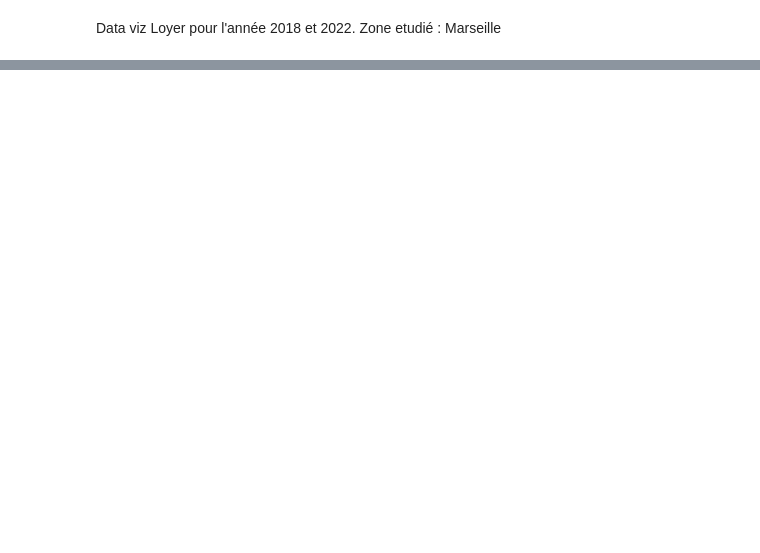
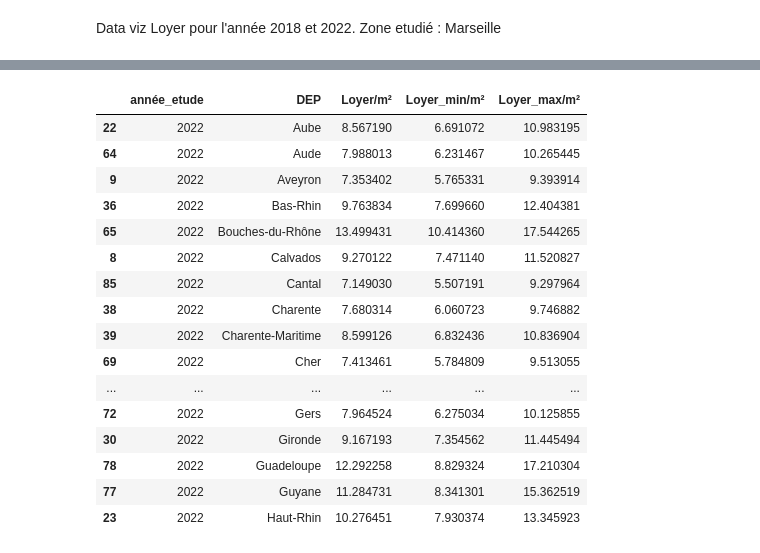
Before and after one commit to ziyadamz2/Projet-investisseur, a Jupyter notebook: Loyer/Loyer_2022.ipynb, the cells around one changed output, grey strips where cells are left out. Drawn from its saved outputs; the diff is of its cells as text; code cells hidden in the pictures; blank space fills up the shorter version.

```diff
--- a/Loyer/Loyer_2022.ipynb
+++ b/Loyer/Loyer_2022.ipynb
@@ -441,0 +442,22 @@ display(df_final[df_final['année_etude']=='2023'].sort_values('LIBGEO',ascendin
+# %%
+df_2022_moy = df_2022.groupby(['DEP'])[['Loyer/m²','Loyer_min/m²','Loyer_max/m²']].mean()
+df_2022_v2 = pd.merge(df_2022[['année_etude','DEP']].drop_duplicates(),df_2022_moy, on='DEP')
+df_2022_v2.sort_values('DEP',ascending=True).head(29)
+# %% [output]
+|  | année_etude | DEP | Loyer/m² | Loyer_min/m² | Loyer_max/m² |
+| 22 | 2022 | Aube | 8.567190 | 6.691072 | 10.983195 |
+| 64 | 2022 | Aude | 7.988013 | 6.231467 | 10.265445 |
+| 9 | 2022 | Aveyron | 7.353402 | 5.765331 | 9.393914 |
+| 36 | 2022 | Bas-Rhin | 9.763834 | 7.699660 | 12.404381 |
+| 65 | 2022 | Bouches-du-Rhône | 13.499431 | 10.414360 | 17.544265 |
+| 8 | 2022 | Calvados | 9.270122 | 7.471140 | 11.520827 |
+| 85 | 2022 | Cantal | 7.149030 | 5.507191 | 9.297964 |
+| 38 | 2022 | Charente | 7.680314 | 6.060723 | 9.746882 |
+| 39 | 2022 | Charente-Maritime | 8.599126 | 6.832436 | 10.836904 |
+| 69 | 2022 | Cher | 7.413461 | 5.784809 | 9.513055 |
+| ... | ... | ... | ... | ... | ... |
+| 72 | 2022 | Gers | 7.964524 | 6.275034 | 10.125855 |
+| 30 | 2022 | Gironde | 9.167193 | 7.354562 | 11.445494 |
+| 78 | 2022 | Guadeloupe | 12.292258 | 8.829324 | 17.210304 |
+| 77 | 2022 | Guyane | 11.284731 | 8.341301 | 15.362519 |
+| 23 | 2022 | Haut-Rhin | 10.276451 | 7.930374 | 13.345923 |
```
Also changed, not shown: parts of 11 cells of this notebook.
